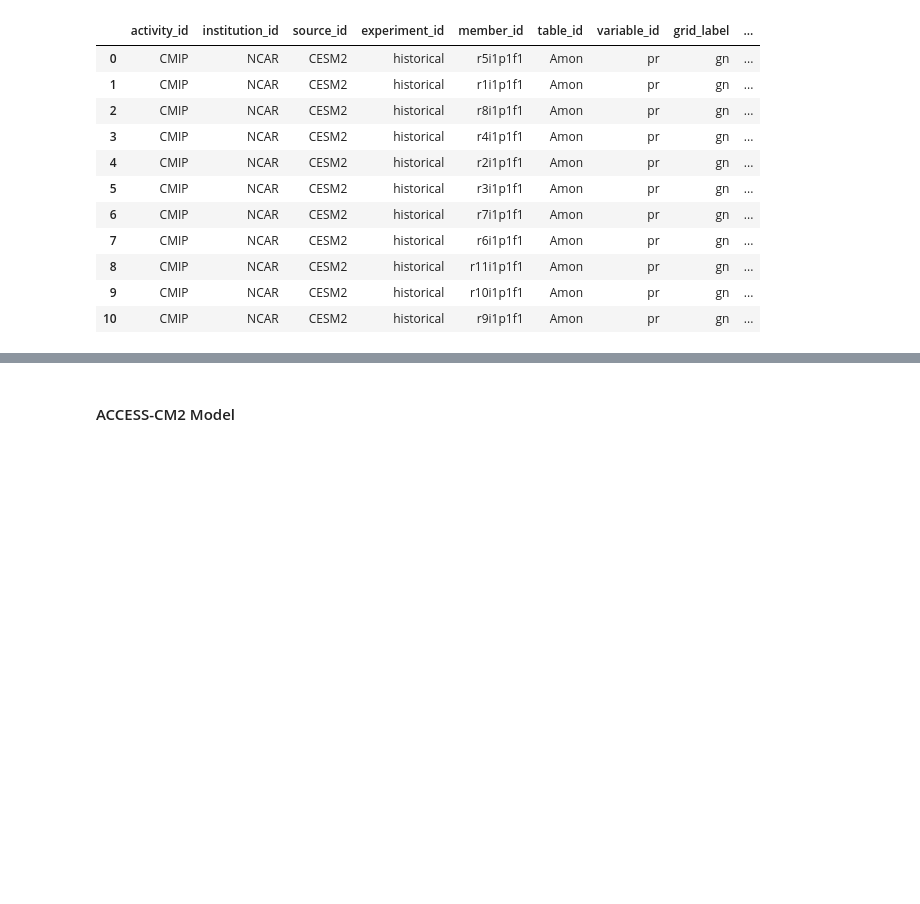
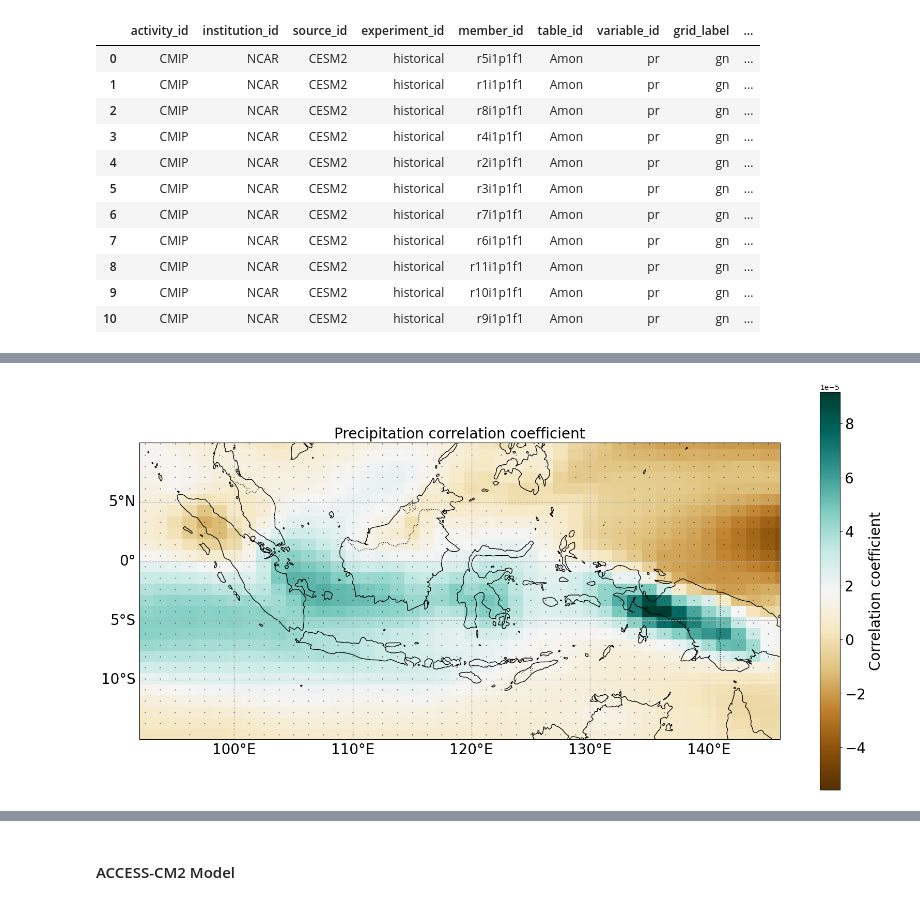
Before and after one commit to ceh58/eds296-final, a Jupyter notebook: eds296-final.ipynb, the cells around one changed output, grey strips where cells are left out. Drawn from its saved outputs; the diff is of its cells as text; code cells hidden in the pictures; blank space fills up the shorter version.

```diff
--- a/eds296-final.ipynb
+++ b/eds296-final.ipynb
@@ -209,0 +299,4 @@ print(common_mems)
+# %%
+# Type of coefficient
+# 0 = correlation, 1 = regression
+coef_type = 1
@@ -209,0 +334,3 @@ print(common_mems)
+# %%
+# Force tos, pr time dimensions to match
+cesm_prdata['time'] = cesm_indo_anom.time
@@ -209,0 +348,49 @@ print(common_mems)
+# %%
+# Use apply_ufunc to do the looping over lat/lon, for a single member
+if coef_type == 0:
+    coef_vals, p_vals = xr.apply_ufunc(corr_ts, this_indo_broadcasted, this_pr,
+        input_core_dims=[['time'], ['time']], output_core_dims=[[], []],
+        vectorize=True, dask='parallelized', dask_gufunc_kwargs={'allow_rechunk': True}, output_dtypes=[float, float]
+    )
+elif coef_type == 1:
+    coef_vals, p_vals = xr.apply_ufunc(reg_ts, this_indo_broadcasted, this_pr,
+        input_core_dims=[['time'], ['time']], output_core_dims=[[], []],
+        vectorize=True, dask='parallelized', dask_gufunc_kwargs={'allow_rechunk': True}, output_dtypes=[float, float]
+    )
+# %%
+# Plot the results!
+map = ccrs.PlateCarree(central_longitude=180)
+
+# Create figure/axis objects, use the map object to specify associated projection
+fig, ax = plt.subplots(figsize=(20, 10), subplot_kw={"projection": map})
+# Plot data onto those axes
+plot = ax.pcolormesh(this_pr.lon, this_pr.lat, coef_vals.squeeze(),
+                     transform=ccrs.PlateCarree(), cmap="BrBG", shading='auto')#
+# Add colorbar and label it
+cbar = plt.colorbar(plot, ax=ax)
+cbar.set_label("Correlation coefficient", fontsize=20)
+cbar.ax.tick_params(labelsize=20)
+# Add coastline/border lines
+ax.set_extent([92, 146, -15, 10], crs=ccrs.PlateCarree())
+ax.add_feature(cfeature.COASTLINE)
+ax.add_feature(cfeature.BORDERS, linestyle=":")
+# Add grid lines
+gl = ax.gridlines(draw_labels=True, linestyle="--")
+gl.top_labels = False
+gl.right_labels = False
+
+# Set font size for x, y-axis labels
+gl.xlabel_style = {'size': 20}
+gl.ylabel_style = {'size': 20}
+
+# Statistical significance for historical vs future precip change regressed on gradient change
+latitudes, longitudes = np.where(p_vals.squeeze() < 0.05)
+lats = this_pr.coords['lat'][latitudes].values
+lons = this_pr.coords['lon'][longitudes].values
+ax.scatter(lons, lats, color='black', s=0.1, transform=ccrs.PlateCarree())
+
+# Add title, show plot
+ax.set_title("Precipitation correlation coefficient", fontsize= 20)
+plt.show()
+# %% [output]
+[figure, added]
```
Also changed, not shown: parts of 11 cells of this notebook, 1 other file.
